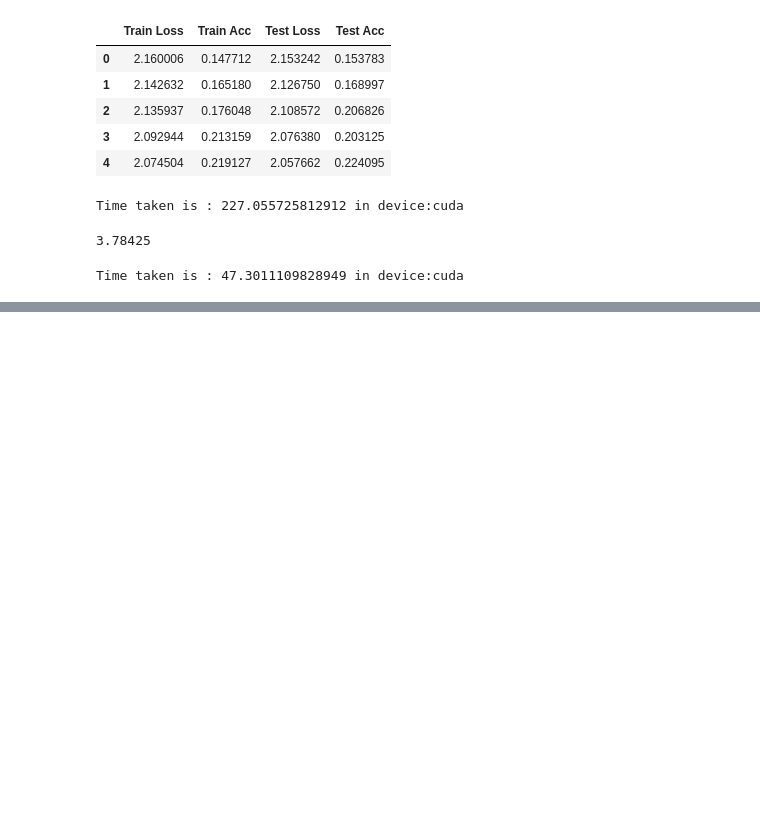
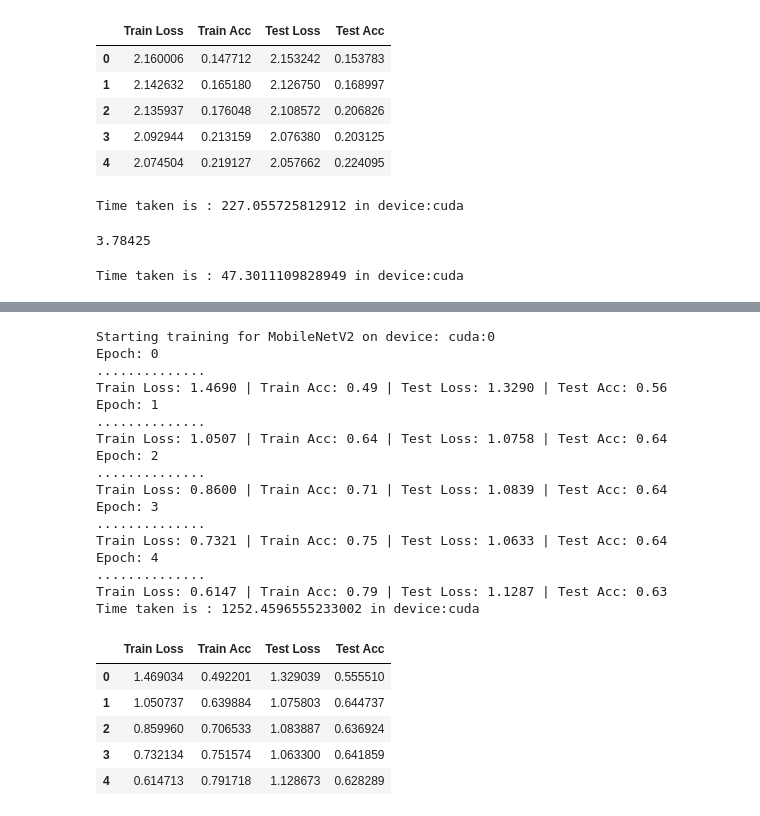
Before and after one commit to Imran1hp/Waste-Cassification, a Jupyter notebook: Waste_classification.ipynb, the cells around one changed output, grey strips where cells are left out. Drawn from its saved outputs; the diff is of its cells as text; code cells hidden in the pictures; blank space fills up the shorter version.

```diff
--- a/Waste_classification.ipynb
+++ b/Waste_classification.ipynb
@@ -572,0 +576,4 @@ Time taken is : 47.3011109828949 in device:cuda
+# %%
+from torchvision.models import mobilenet_v2
+model_1 = mobilenet_v2(pretrained = True)
+model_1.classifier[1]= torch.nn.Linear(1280 ,len(class_names))
@@ -572,0 +619,52 @@ Time taken is : 47.3011109828949 in device:cuda
+# %%
+# Define loss function and optimizer for MobileNetV2
+loss_fn_mobilenet = nn.CrossEntropyLoss()
+optimizer_mobilenet = torch.optim.Adam(params=model_1.parameters(), lr=0.001)
+
+# Run the training loop for MobileNetV2 on the full dataset
+# Using the original full dataloaders: train_dataloader, test_dataloader
+print(f"Starting training for MobileNetV2 on device: {next(model_1.parameters()).device}")
+
+start_time_mobilenet = time.time()
+model_1_result_full_data = train_loop(model = model_1,
+                                      epochs = 5, # You can adjust epochs as needed
+                                      train_dataloader = train_dataloader,
+                                      test_dataloader = test_dataloader,
+                                      loss_fn = loss_fn_mobilenet,
+                                      optimizer = optimizer_mobilenet
+                                     )
+end_time_mobilenet = time.time()
+
+timer(start_time_mobilenet, end_time_mobilenet)
+
+# Convert results to DataFrame for display
+cleaned_model_1_result_full_data = {
+    key: [item.cpu().item() if isinstance(item, torch.Tensor) else item for item in value]
+    for key, value in model_1_result_full_data.items()
+}
+model_1_result_full_data_df = pd.DataFrame(cleaned_model_1_result_full_data)
+display(model_1_result_full_data_df)
+# %% [output]
+Starting training for MobileNetV2 on device: cuda:0
+Epoch: 0
+..............
+Train Loss: 1.4690 | Train Acc: 0.49 | Test Loss: 1.3290 | Test Acc: 0.56
+Epoch: 1
+..............
+Train Loss: 1.0507 | Train Acc: 0.64 | Test Loss: 1.0758 | Test Acc: 0.64
+Epoch: 2
+..............
+Train Loss: 0.8600 | Train Acc: 0.71 | Test Loss: 1.0839 | Test Acc: 0.64
+Epoch: 3
+..............
+Train Loss: 0.7321 | Train Acc: 0.75 | Test Loss: 1.0633 | Test Acc: 0.64
+Epoch: 4
+..............
+Train Loss: 0.6147 | Train Acc: 0.79 | Test Loss: 1.1287 | Test Acc: 0.63
+Time taken is : 1252.4596555233002 in device:cuda
+|  | Train Loss | Train Acc | Test Loss | Test Acc |
+| 0 | 1.469034 | 0.492201 | 1.329039 | 0.555510 |
+| 1 | 1.050737 | 0.639884 | 1.075803 | 0.644737 |
+| 2 | 0.859960 | 0.706533 | 1.083887 | 0.636924 |
+| 3 | 0.732134 | 0.751574 | 1.063300 | 0.641859 |
+| 4 | 0.614713 | 0.791718 | 1.128673 | 0.628289 |
```
Also changed, not shown: parts of 4 cells of this notebook.
